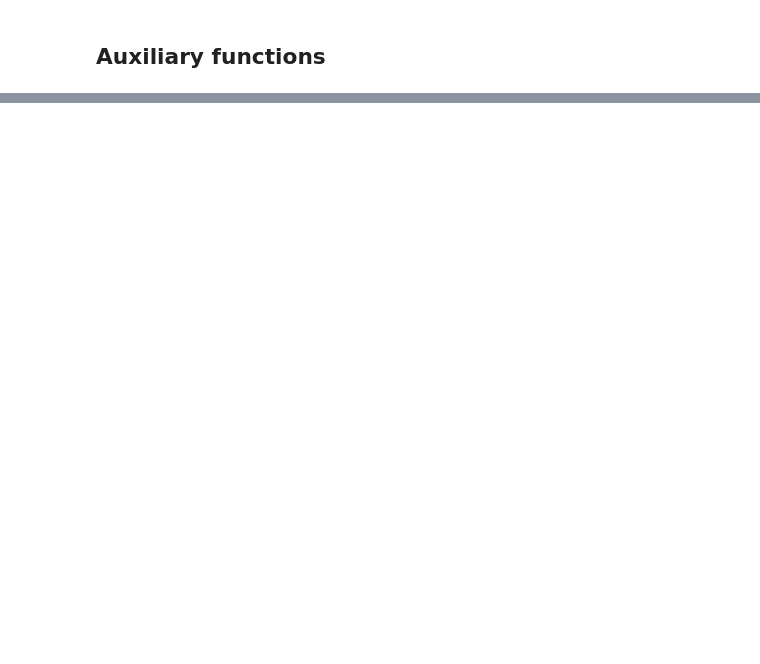
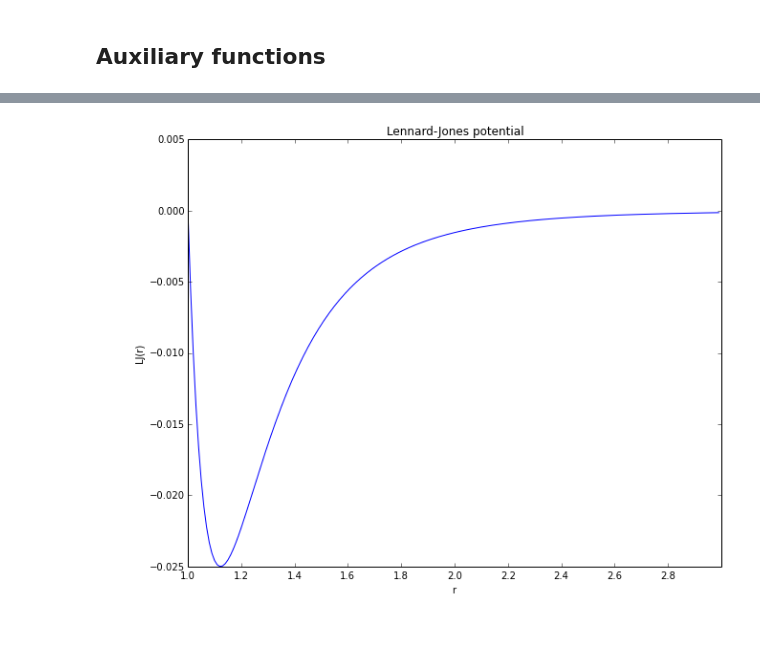
Before and after one commit to petermuehlbacher/reports, a Jupyter notebook: docking/implementation/proteindocking.ipynb, the cells around one changed output, grey strips where cells are left out. Drawn from its saved outputs; the diff is of its cells as text; code cells hidden in the pictures; blank space fills up the shorter version.

Commit message:
got rid of some bugs and added graphs

```diff
--- a/docking/implementation/proteindocking.ipynb
+++ b/docking/implementation/proteindocking.ipynb
@@ -663,0 +397,8 @@ vg(np.array([-10.0,10.0,10.0, 0.0,2.0,0.0, -2.3,-2.5]))
+# %%
+S = np.array([0.0,0.0,0.0])
+eAngles = [0.0,0.0,0.0]
+
+thetas[5] = -2.5
+mol1 = buildMolecule(S,eAngles,atomnames,X,Y,Z,phis,thetas,dists,children)
+thetas[5]    = -2.1039093285169477
+mol2 = buildMolecule(S,eAngles,atomnames,X,Y,Z,phis,thetas,dists,children)
@@ -663,0 +565,2 @@ vg(np.array([-10.0,10.0,10.0, 0.0,2.0,0.0, -2.3,-2.5]))
+# %%
+x0, bestVal, XY, XYvalues = optimize.brute(vT, ((0.1,5.1,.2),(0.1,5.1,.2)), full_output=True)
@@ -663,0 +591,16 @@ vg(np.array([-10.0,10.0,10.0, 0.0,2.0,0.0, -2.3,-2.5]))
+# %%
+# number of elements
+k = len(LJargs[0])
+A = x0[0]
+B = x0[-1]
+x0 = [A]*(k*(k+1)/2) + [B]*(k*(k+1)/2)
+bnds = ((.1,5.0),)*(k*(k+1))
+
+# 6 iterations, doesn't yield good minimum
+#res = minimize(vT, x0, method='TNC', bounds=bnds, tol=10**(-9.0), jac=gT )
+
+# 52 iterations, slightly better minimum than TNC
+#res = minimize(vT, x0, method='SLSQP', tol=10**(-8.),bounds=bnds )
+
+# 26 iterations, best result
+res = minimize(vT, x0, method='L-BFGS-B', tol=10**(-8.), bounds=bnds )
@@ -663,0 +625,8 @@ vg(np.array([-10.0,10.0,10.0, 0.0,2.0,0.0, -2.3,-2.5]))
+# %%
+# not sure why x[10] has such a weird value,
+# just take the first useful B which happens to be at 11
+A,B = [res.x[0],res.x[11]]
+eps   = B**2/(4*A)
+sigma = (A/B)**(1/6.0)
+rm    = 2**(1/6.0)*sigma
+print(rm,eps)
@@ -663,0 +653,13 @@ vg(np.array([-10.0,10.0,10.0, 0.0,2.0,0.0, -2.3,-2.5]))
+# %%
+r = np.arange(1, 3., 0.01)
+plt.clf()
+plt.plot(r, (A/r**12. - B/r**6.))
+plt.xlabel('r')
+plt.ylabel('LJ(r)')
+plt.title('Lennard-Jones potential')
+plt.xticks(np.arange(1., 3., .2))
+plt.annotate('minimum attained at $r_m=$'+str(rm), xy=(rm, -eps-.05), xytext=(rm, -eps-.45),
+         arrowprops=dict(facecolor='black', shrink=0.05, width=.1))
+plt.show()
+# %% [output]
+[figure, added]
```
Also changed, not shown: parts of 50 cells of this notebook.
